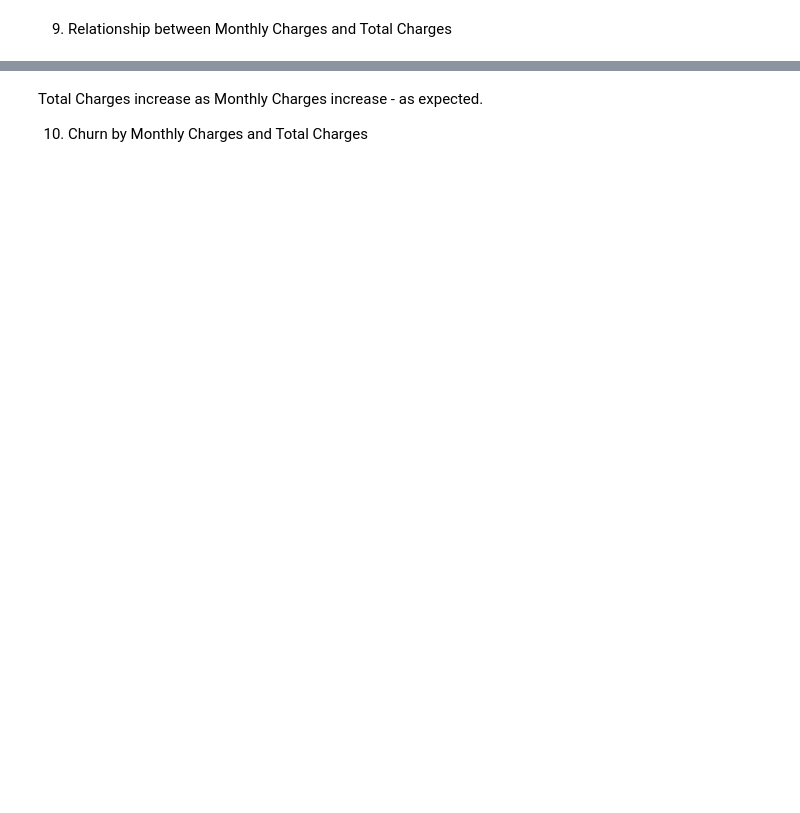
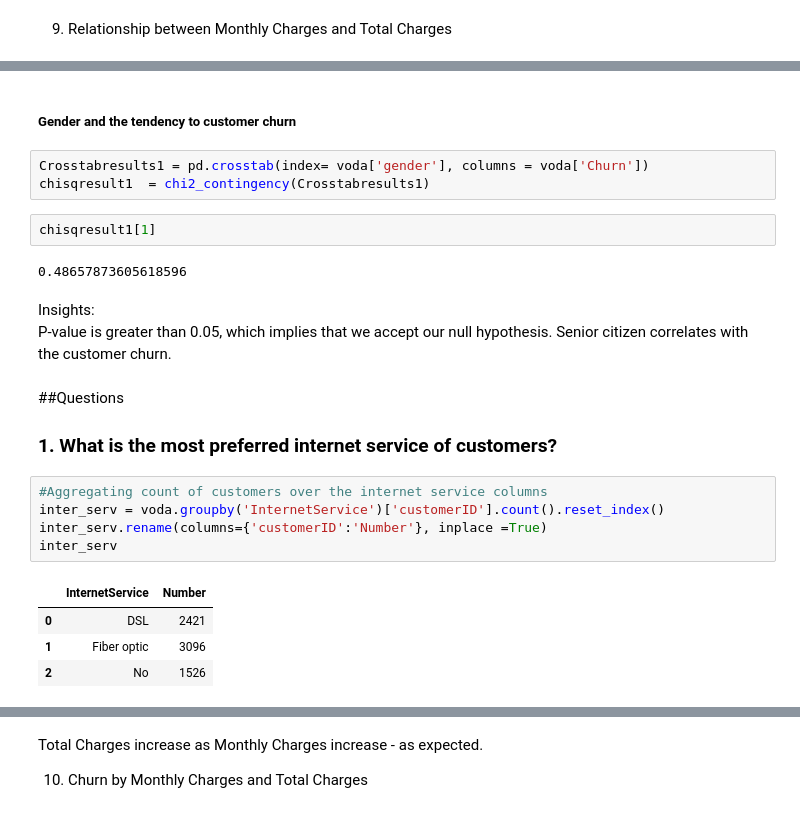
Before and after one commit to DeeeTeeee/Vodafone-Corporation---Classification-ML-Project, a Jupyter notebook: lp3.ipynb, the cells around one changed output, grey strips where cells are left out. Drawn from its saved outputs; the diff is of its cells as text; blank space fills up the shorter version.

```diff
--- a/lp3.ipynb
+++ b/lp3.ipynb
@@ -344,0 +350,26 @@ data_dummies.head()
+# %% [markdown]
+##### Gender and the tendency to customer churn
+# %%
+Crosstabresults1 = pd.crosstab(index= voda['gender'], columns = voda['Churn'])
+chisqresult1  = chi2_contingency(Crosstabresults1)
+# %%
+chisqresult1[1]
+# %% [output]
+0.48657873605618596
+# %% [markdown]
+Insights:<br>
+P-value is greater than 0.05, which implies that we accept our null hypothesis. Senior citizen correlates with the customer churn.
+# %% [markdown]
+##Questions
+
+### 1. What is the most preferred internet service of customers?
+# %%
+#Aggregating count of customers over the internet service columns
+inter_serv = voda.groupby('InternetService')['customerID'].count().reset_index()
+inter_serv.rename(columns={'customerID':'Number'}, inplace =True)
+inter_serv
+# %% [output]
+|  | InternetService | Number |
+| 0 | DSL | 2421 |
+| 1 | Fiber optic | 3096 |
+| 2 | No | 1526 |
```
Also changed, not shown: parts of 42 cells of this notebook.
